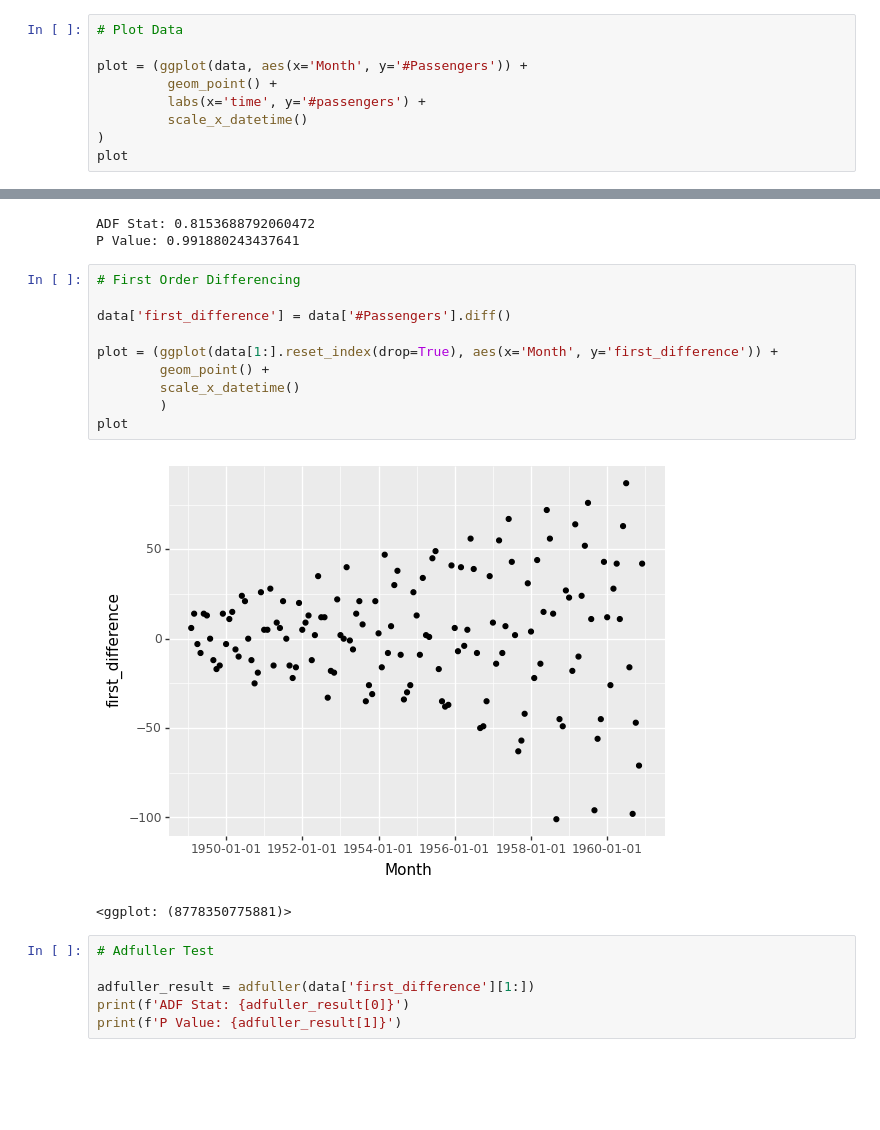
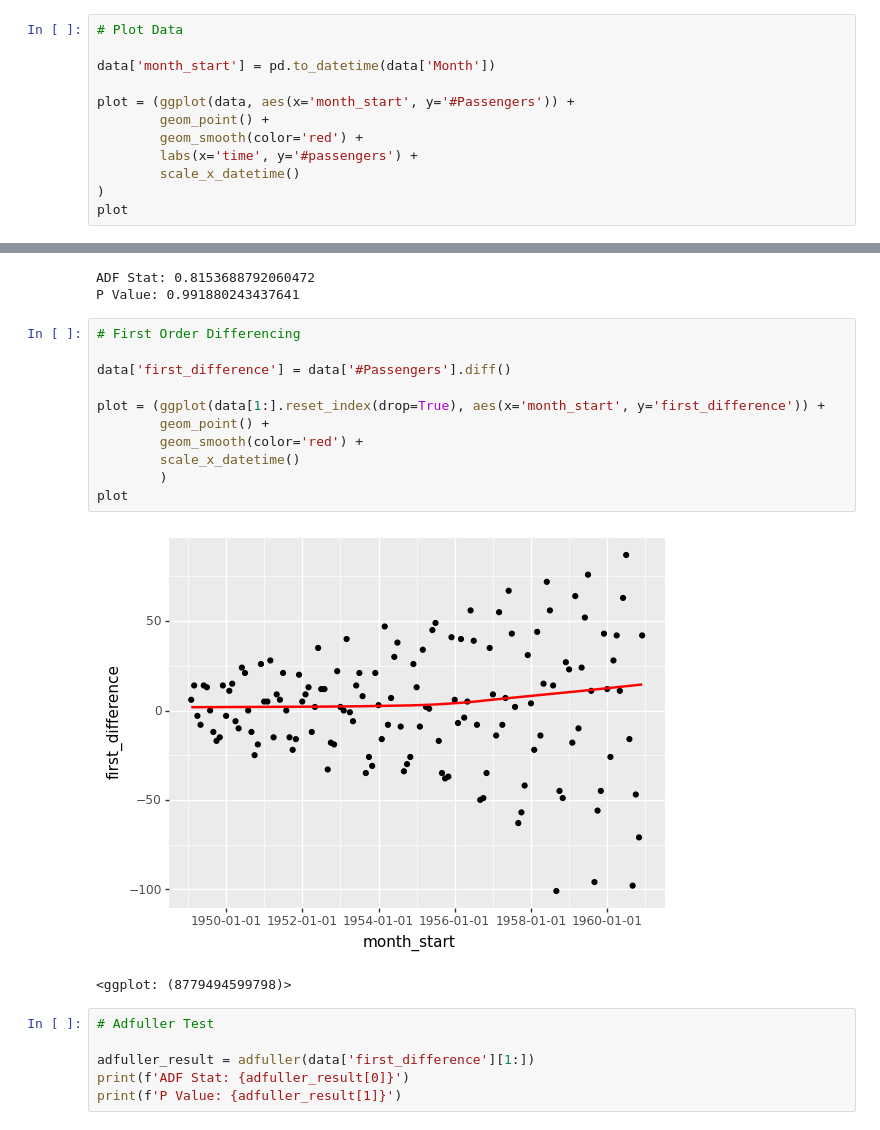
Before and after one commit to adroit-ds/datascience-learn, a Jupyter notebook: time_series_forecasting/PROPHET_airpassengers.ipynb, the cells around one changed output, grey strips where cells are left out. Cells and saved outputs as stored; diff of their text form; blank space fills up the shorter version.

```diff
--- a/time_series_forecasting/PROPHET_airpassengers.ipynb
+++ b/time_series_forecasting/PROPHET_airpassengers.ipynb
@@ -37,10 +38,13 @@ dtype: int64
 # %%
 # Plot Data
 
-plot = (ggplot(data, aes(x='Month', y='#Passengers')) +
-         geom_point() +
-         labs(x='time', y='#passengers') +
-         scale_x_datetime()
+data['month_start'] = pd.to_datetime(data['Month'])
+
+plot = (ggplot(data, aes(x='month_start', y='#Passengers')) +
+        geom_point() +
+        geom_smooth(color='red') +
+        labs(x='time', y='#passengers') +
+        scale_x_datetime()
 )
 plot
 # %% [output]
@@ -66,16 +77,17 @@ P Value: 0.991880243437641
 # %%
 # First Order Differencing
 
 data['first_difference'] = data['#Passengers'].diff()
 
-plot = (ggplot(data[1:].reset_index(drop=True), aes(x='Month', y='first_difference')) +
+plot = (ggplot(data[1:].reset_index(drop=True), aes(x='month_start', y='first_difference')) +
         geom_point() +
+        geom_smooth(color='red') +
         scale_x_datetime()
         )
 plot
 # %% [output]
-[figure, old version]
+[figure, new version]
-<ggplot: (8778350775881)>
+<ggplot: (8779494599798)>
 # %%
 # Adfuller Test
 
```
Also changed, not shown: parts of 17 cells of this notebook.
